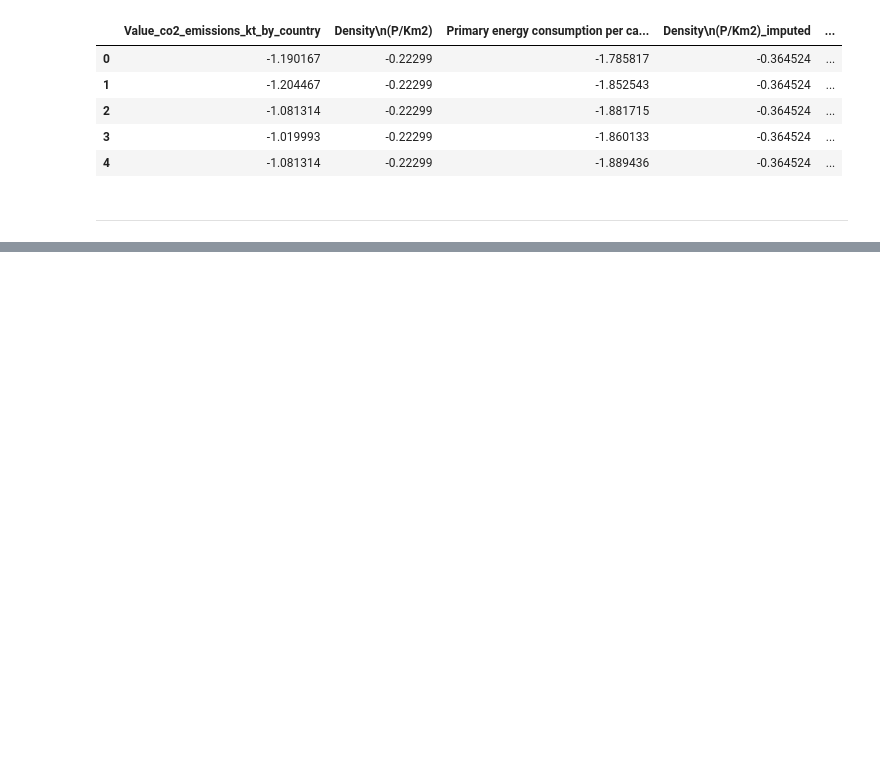
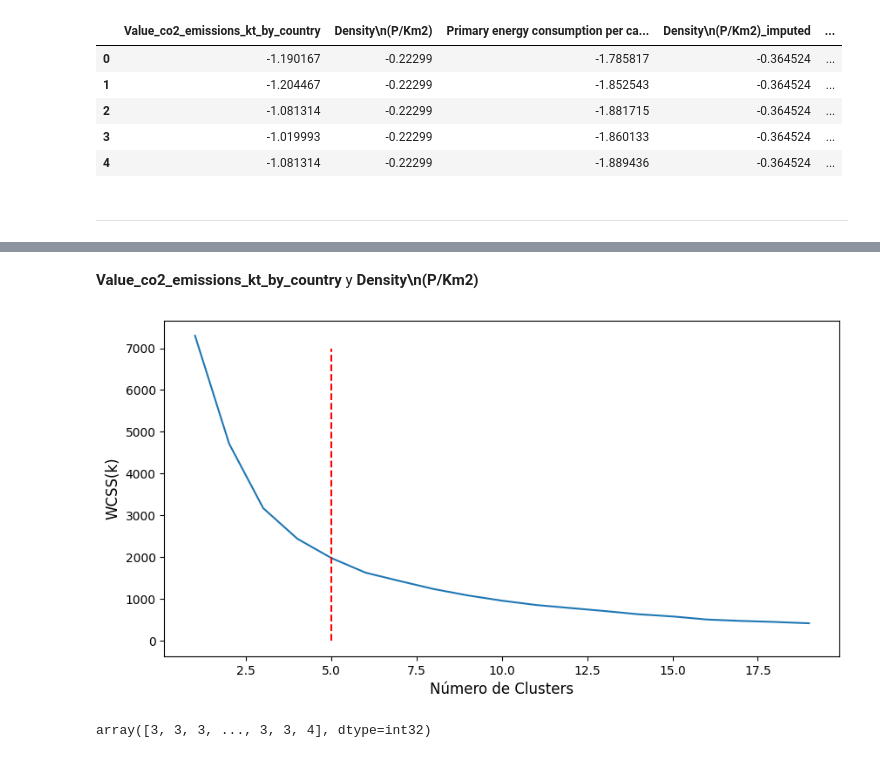
Before and after one commit to perezmillanr/tp_final_analisis_de_datos, a Jupyter notebook: TP.ipynb, the cells around one changed output, grey strips where cells are left out. Cells and saved outputs as stored; diff of their text form; code cells hidden in the pictures; blank space fills up the shorter version.

Commit message:
kmeans - pablo

```diff
--- a/TP.ipynb
+++ b/TP.ipynb
@@ -435,0 +440,3 @@ df_mice_imputed_transformed_scaled.head()
+# %%
+df_processed = df_mice_imputed_transformed_scaled
+df_processed.info()
@@ -435,0 +456,32 @@ df_mice_imputed_transformed_scaled.head()
+# %% [markdown]
+**Value_co2_emissions_kt_by_country** y **Density\n(P/Km2)**
+# %%
+X = df_processed.iloc[:, [1,0]].values
+X = X.astype('float64')
+# %%
+# Vamos a calcular diferentes modelos de K-means, cambiando la cantidad de cluster en cada iteración
+wcss = []
+for i in range(1, 20):
+    kmeans = KMeans(n_clusters = i,
+                    init = "k-means++",     # Esta forma busca una inicialización que converga más rapido que incializar al azar
+                    max_iter = 300,         # El numero maximo de iteraciones
+                    n_init = 10,            # Cuanta veces repite la ejecucion del algoritmo hasta que se quede con el mejor caso
+                    random_state = 42)
+    kmeans.fit(X)
+    wcss.append(kmeans.inertia_)            # SKlearn le llama inercia a WCSS
+
+plt.figure(figsize=(10, 5))
+plt.plot(range(1,20), wcss)
+plt.plot([5, 5], [0, 7000], color="r", linestyle="--")
+plt.xlabel("Número de Clusters", fontsize=12)
+plt.ylabel("WCSS(k)", fontsize=12)
+plt.show()
+# %% [output]
+[figure, added]
+# %%
+# Aplicar el método de k-means para segmentar el data set
+kmeans = KMeans(n_clusters = 5, init="k-means++", max_iter = 300, n_init = 10, random_state = 0)
+y_kmeans = kmeans.fit_predict(X)
+y_kmeans
+# %% [output]
+array([3, 3, 3, ..., 3, 3, 4], dtype=int32)
```
Also changed, not shown: parts of 16 cells of this notebook.
